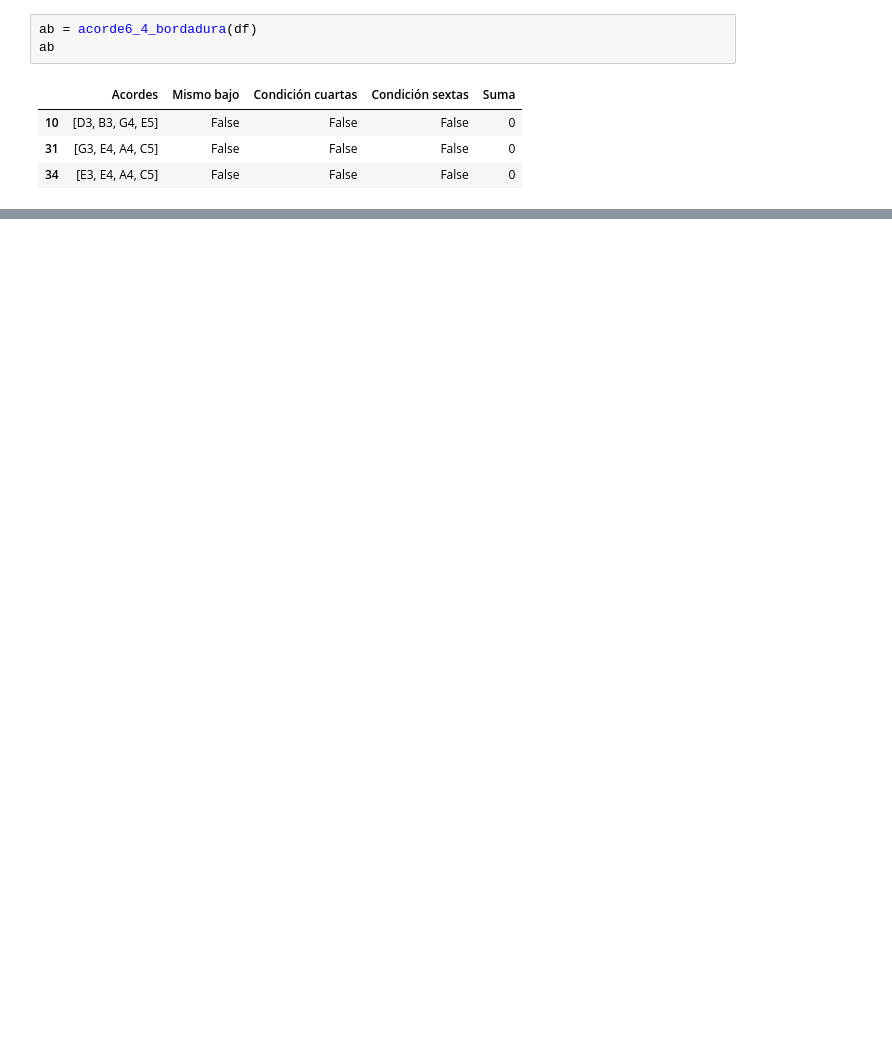
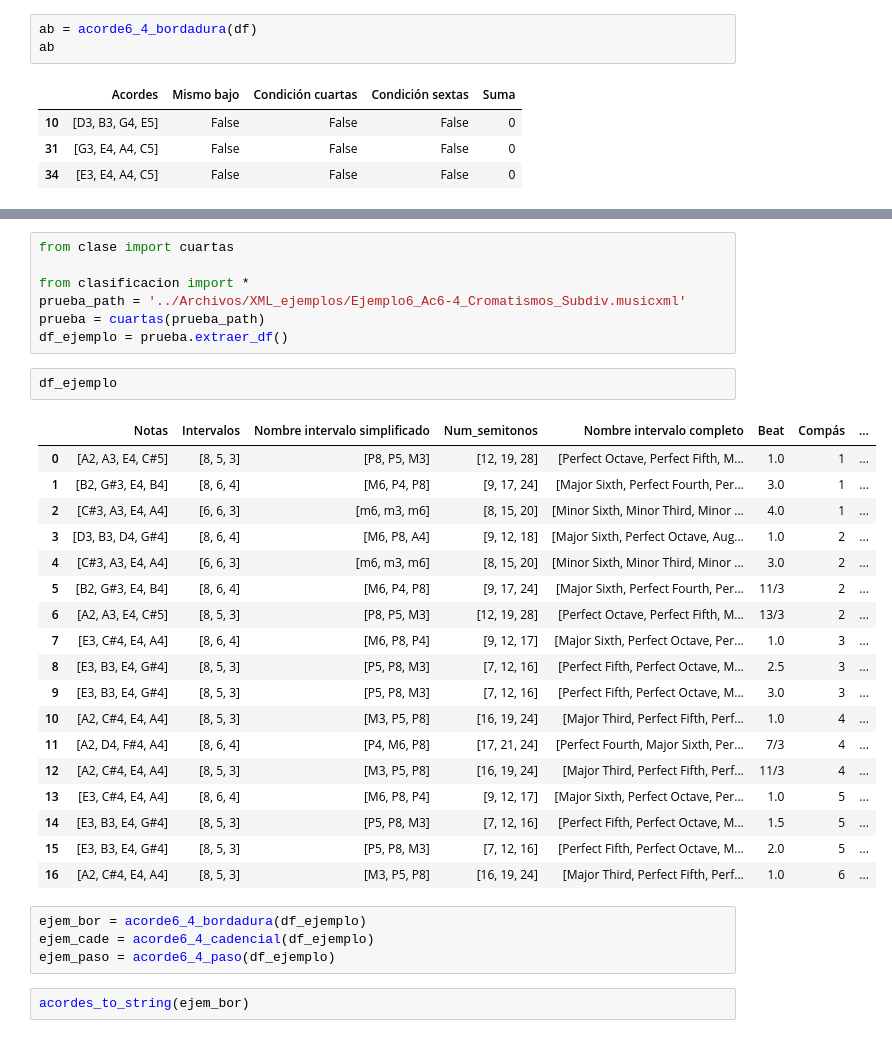
Before and after one commit to ebo1703/M_C, a Jupyter notebook: Notebooks/prueba_clasificacion.ipynb, the cells around one changed output, grey strips where cells are left out. Drawn from its saved outputs; the diff is of its cells as text; blank space fills up the shorter version.

```diff
--- a/Notebooks/prueba_clasificacion.ipynb
+++ b/Notebooks/prueba_clasificacion.ipynb
@@ -123,0 +93,34 @@ notas[2]
+# %%
+from clase import cuartas
+
+from clasificacion import *
+prueba_path = '../Archivos/XML_ejemplos/Ejemplo6_Ac6-4_Cromatismos_Subdiv.musicxml'
+prueba = cuartas(prueba_path)
+df_ejemplo = prueba.extraer_df()
+# %%
+df_ejemplo
+# %% [output]
+|  | Notas | Intervalos | Nombre intervalo simplificado | Num_semitonos | Nombre intervalo completo | Beat | Compás | ... |
+| 0 | [A2, A3, E4, C#5] | [8, 5, 3] | [P8, P5, M3] | [12, 19, 28] | [Perfect Octave, Perfect Fifth, M... | 1.0 | 1 | ... |
+| 1 | [B2, G#3, E4, B4] | [8, 6, 4] | [M6, P4, P8] | [9, 17, 24] | [Major Sixth, Perfect Fourth, Per... | 3.0 | 1 | ... |
+| 2 | [C#3, A3, E4, A4] | [6, 6, 3] | [m6, m3, m6] | [8, 15, 20] | [Minor Sixth, Minor Third, Minor ... | 4.0 | 1 | ... |
+| 3 | [D3, B3, D4, G#4] | [8, 6, 4] | [M6, P8, A4] | [9, 12, 18] | [Major Sixth, Perfect Octave, Aug... | 1.0 | 2 | ... |
+| 4 | [C#3, A3, E4, A4] | [6, 6, 3] | [m6, m3, m6] | [8, 15, 20] | [Minor Sixth, Minor Third, Minor ... | 3.0 | 2 | ... |
+| 5 | [B2, G#3, E4, B4] | [8, 6, 4] | [M6, P4, P8] | [9, 17, 24] | [Major Sixth, Perfect Fourth, Per... | 11/3 | 2 | ... |
+| 6 | [A2, A3, E4, C#5] | [8, 5, 3] | [P8, P5, M3] | [12, 19, 28] | [Perfect Octave, Perfect Fifth, M... | 13/3 | 2 | ... |
+| 7 | [E3, C#4, E4, A4] | [8, 6, 4] | [M6, P8, P4] | [9, 12, 17] | [Major Sixth, Perfect Octave, Per... | 1.0 | 3 | ... |
+| 8 | [E3, B3, E4, G#4] | [8, 5, 3] | [P5, P8, M3] | [7, 12, 16] | [Perfect Fifth, Perfect Octave, M... | 2.5 | 3 | ... |
+| 9 | [E3, B3, E4, G#4] | [8, 5, 3] | [P5, P8, M3] | [7, 12, 16] | [Perfect Fifth, Perfect Octave, M... | 3.0 | 3 | ... |
+| 10 | [A2, C#4, E4, A4] | [8, 5, 3] | [M3, P5, P8] | [16, 19, 24] | [Major Third, Perfect Fifth, Perf... | 1.0 | 4 | ... |
+| 11 | [A2, D4, F#4, A4] | [8, 6, 4] | [P4, M6, P8] | [17, 21, 24] | [Perfect Fourth, Major Sixth, Per... | 7/3 | 4 | ... |
+| 12 | [A2, C#4, E4, A4] | [8, 5, 3] | [M3, P5, P8] | [16, 19, 24] | [Major Third, Perfect Fifth, Perf... | 11/3 | 4 | ... |
+| 13 | [E3, C#4, E4, A4] | [8, 6, 4] | [M6, P8, P4] | [9, 12, 17] | [Major Sixth, Perfect Octave, Per... | 1.0 | 5 | ... |
+| 14 | [E3, B3, E4, G#4] | [8, 5, 3] | [P5, P8, M3] | [7, 12, 16] | [Perfect Fifth, Perfect Octave, M... | 1.5 | 5 | ... |
+| 15 | [E3, B3, E4, G#4] | [8, 5, 3] | [P5, P8, M3] | [7, 12, 16] | [Perfect Fifth, Perfect Octave, M... | 2.0 | 5 | ... |
+| 16 | [A2, C#4, E4, A4] | [8, 5, 3] | [M3, P5, P8] | [16, 19, 24] | [Major Third, Perfect Fifth, Perf... | 1.0 | 6 | ... |
+# %%
+ejem_bor = acorde6_4_bordadura(df_ejemplo)
+ejem_cade = acorde6_4_cadencial(df_ejemplo)
+ejem_paso = acorde6_4_paso(df_ejemplo)
+# %%
+acordes_to_string(ejem_bor)
```
Also changed, not shown: parts of 22 cells of this notebook, 1 other file.
